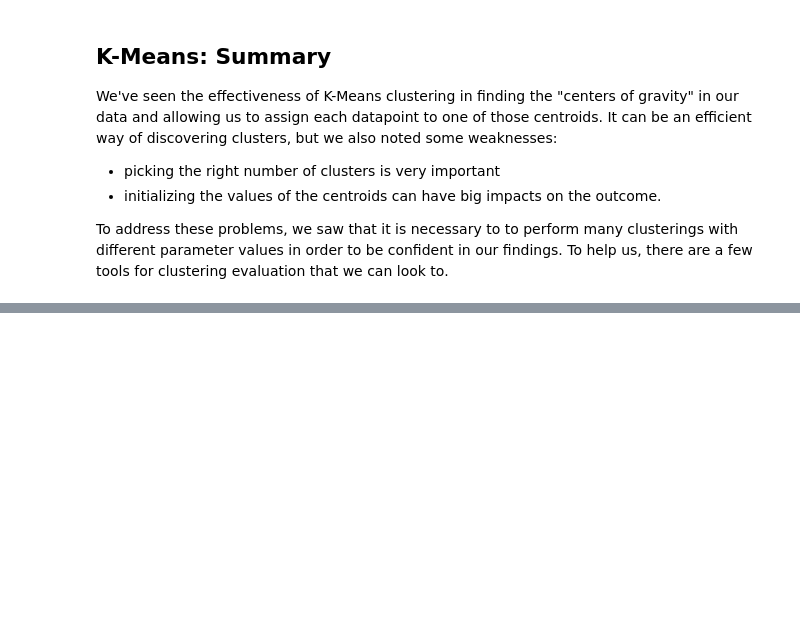
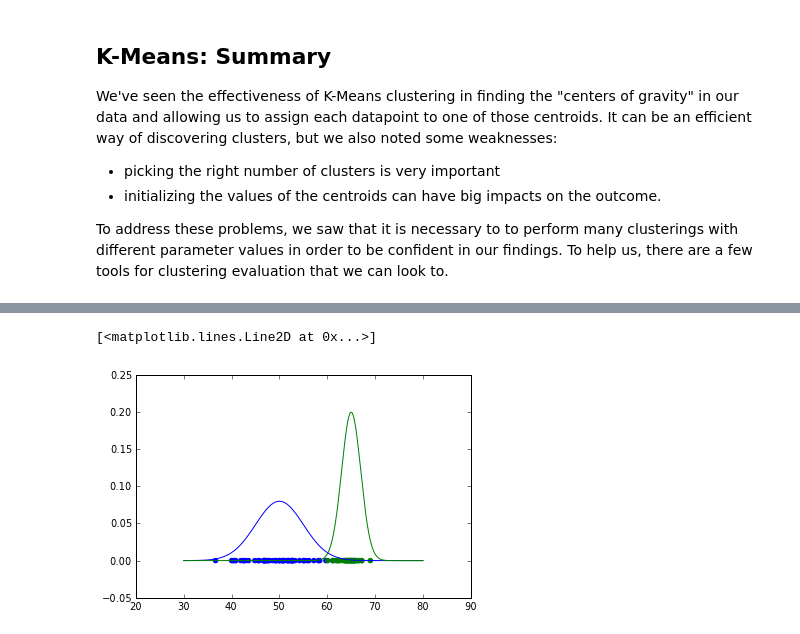
Before and after one commit to boblannon/notebooks, a Jupyter notebook: clustering.ipynb, the cells around one changed output, grey strips where cells are left out. Saved outputs shown, nothing was run; the diff lists cells and outputs as text; code cells hidden in the pictures; blank space fills up the shorter version.

```diff
--- a/clustering.ipynb
+++ b/clustering.ipynb
@@ -618,0 +660,20 @@ Expectation-Maximization (EM) Algorithm
+# %%
+#Adapted from figure 16.9 in Witten & Frank (2005)
+import matplotlib.mlab as mlab
+
+x = np.linspace(30,80,1000)
+class_a = np.random.normal(50,5,60) # class A is generated with probability 0.6
+class_b = np.random.normal(65,2,40) # class B is generated with probability 0.4
+
+hold(True)
+# The data set, colored according to the component that generated it
+scatter(class_a,zeros_like(class_a),color="blue")
+scatter(class_b,zeros_like(class_b),color="green")
+
+# The probability distibutions of the two components needed to make up a mixture model
+# that adequately describes the distribution of the data.
+plot(x,mlab.normpdf(x,50,5))
+plot(x,mlab.normpdf(x,65,2))
+# %% [output]
+[<matplotlib.lines.Line2D at 0x...>]
+[figure, added]
```
Also changed, not shown: parts of 20 cells of this notebook.
